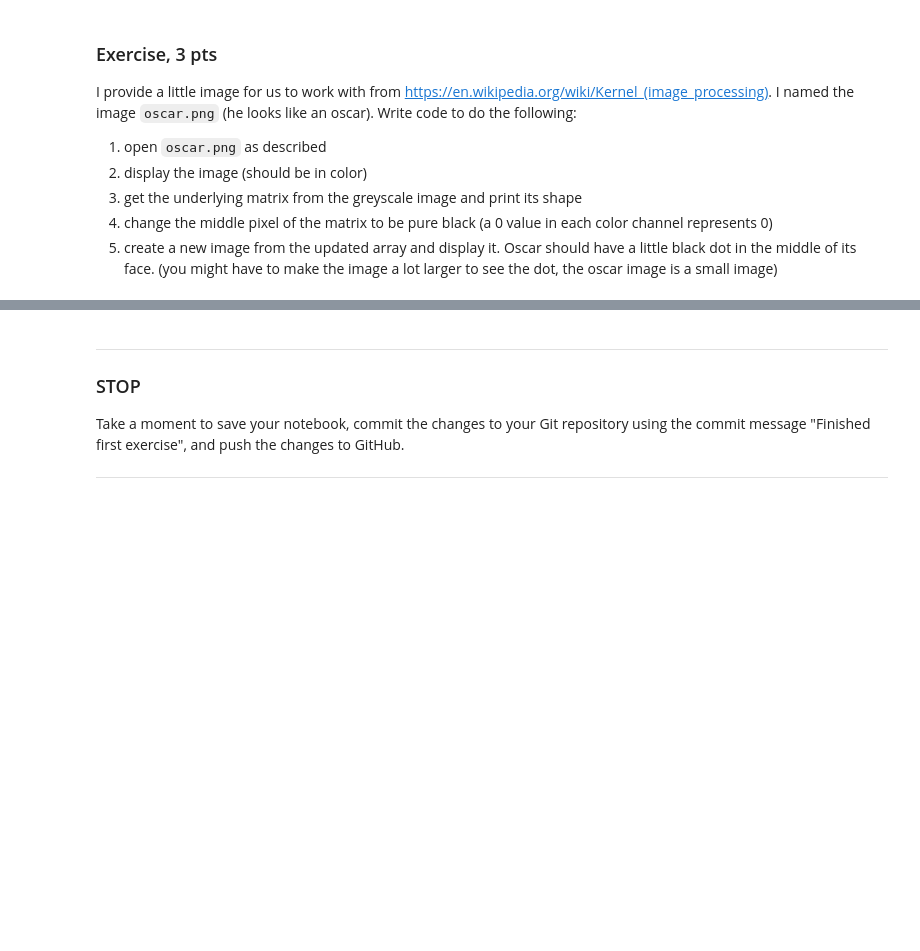
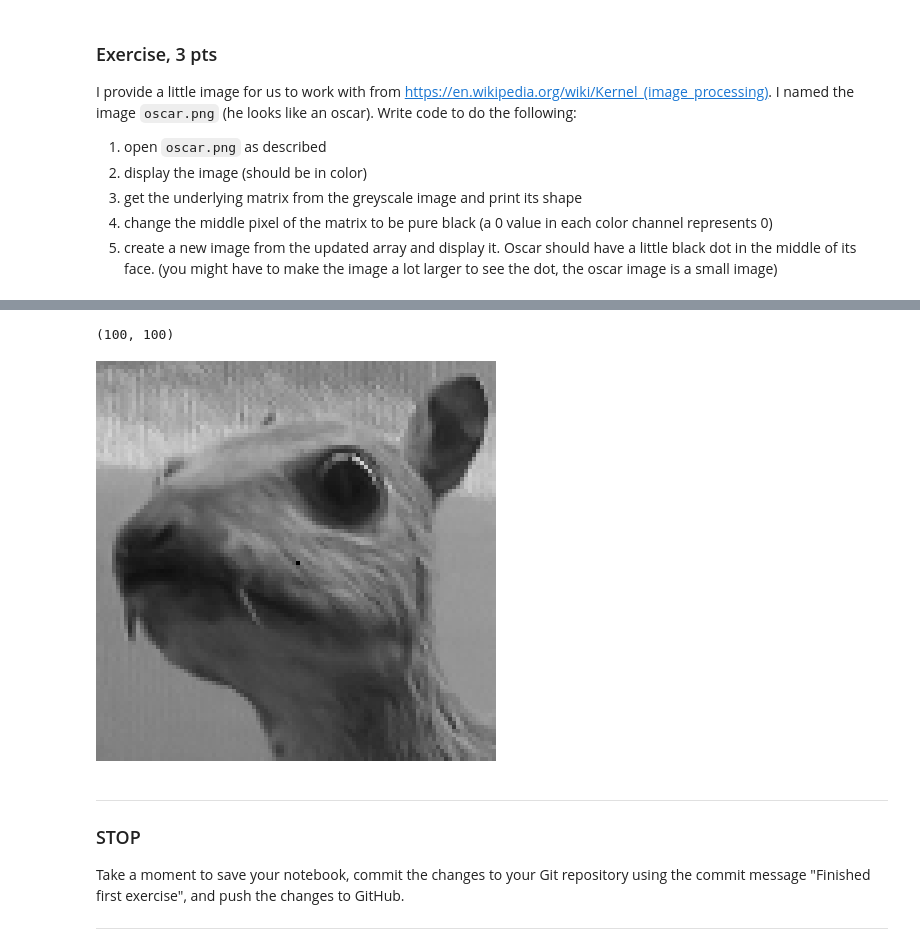
Before and after one commit to wiltand1/cmse_20, a Jupyter notebook: Homework_Assignments/hw-03/HW-03_Steganography-STUDENT.ipynb, the cells around one changed output, grey strips where cells are left out. Drawn from its saved outputs; the diff is of its cells as text; code cells hidden in the pictures; blank space fills up the shorter version.

```diff
--- a/Homework_Assignments/hw-03/HW-03_Steganography-STUDENT.ipynb
+++ b/Homework_Assignments/hw-03/HW-03_Steganography-STUDENT.ipynb
@@ -90,3 +101,19 @@ I provide a little image for us to work with from https://en.wikipedia.org/wiki/
+# %%
+#Bullet three
+oscar_g = oscar_c.convert("L")
+oscar_array = np.array(oscar_g)
+print(oscar_array.shape)
+# %% [output]
+(100, 100)
+# %%
+#Bullet 4
+oscar_array[50, 50] = 0
+oscar_dot = Image.fromarray(oscar_array)
+# %%
+#Bullet 5
+oscar_dot.resize((400,400))
+# %% [output]
+[figure, added]
 # %% [markdown]
 ---
 ### STOP
```
Also changed, not shown: parts of 4 cells of this notebook.
